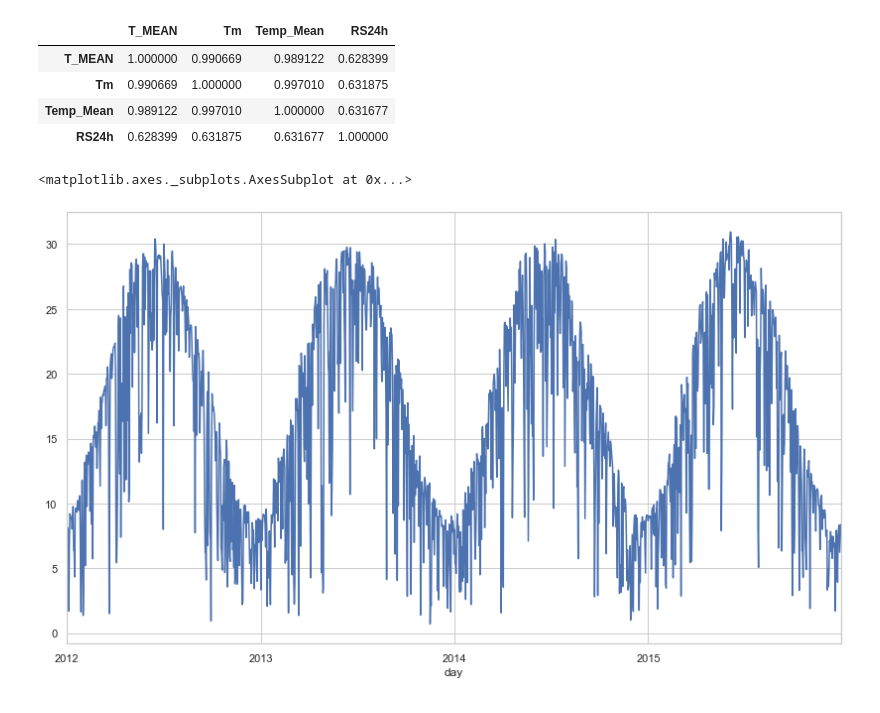
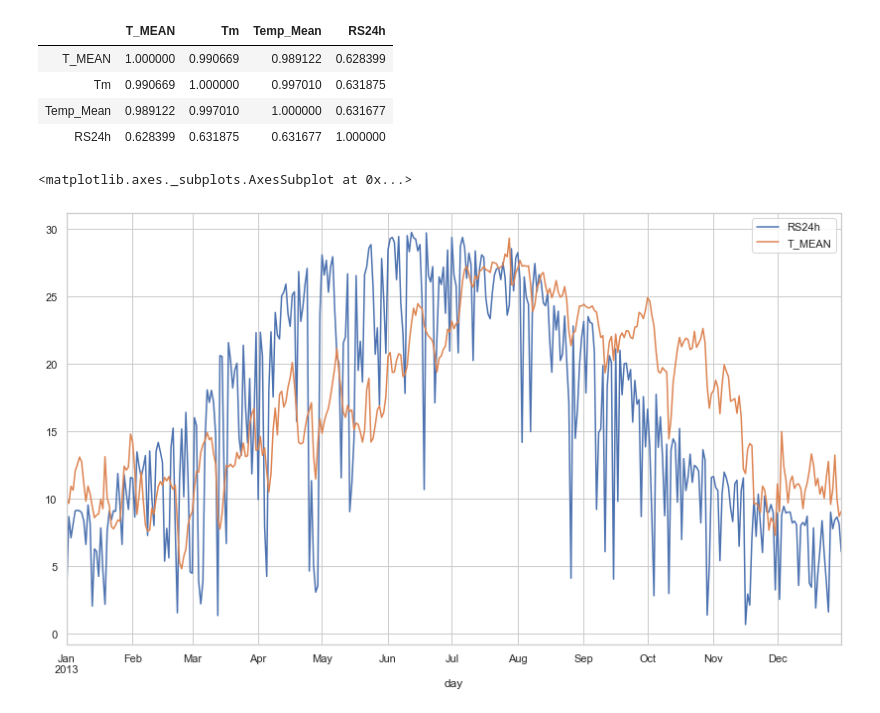
Before and after one commit to BielStela/climate_challenge, a Jupyter notebook: compare_reals_vs_stations.ipynb, the cells around one changed output. Cells and saved outputs as stored; diff of their text form; code cells hidden in the pictures.

```diff
--- a/compare_reals_vs_stations.ipynb
+++ b/compare_reals_vs_stations.ipynb
@@ -10,8 +10,7 @@ sns.set(style='whitegrid',rc={'figure.figsize':(14,8)})
 # %% [markdown]
 ### Real data (model, grid)
 # %%
-real_files = pathlib.Path('data/real_full/').glob('real*')
-
+real_files = pathlib.Path('climateChallengeData/real_full/').glob('real*')
 real_dfs = [pd.read_csv(file) for file in real_files]
 # %%
 real_per_day = pd.concat(real_dfs)
@@ -36,7 +35,7 @@ real_per_day.plot()
 # %% [markdown]
 ### Official stations
 # %%
-stations_xls = pd.ExcelFile('data/data_S2_S3_S4.xlsx')
+stations_xls = pd.ExcelFile('climateChallengeData/data_S2_S3_S4.xlsx')
 # %%
 stations_dfs = [stations_xls.parse(sheet) for sheet in stations_xls.sheet_names]
 # %%
@@ -93,7 +98,7 @@ df_all.plot()
 # %% [markdown]
 ## NonOfficial stations
 # %%
-nonofficial_xls = pd.ExcelFile('data/data_NoOfficial.xlsx')
+nonofficial_xls = pd.ExcelFile('climateChallengeData/data_NoOfficial.xlsx')
 # %%
 nonofficial_df = nonofficial_xls.parse('Sheet1', index_col=0, decimal=',')
 # %%
@@ -152,7 +157,7 @@ df_all.corr()
 | Temp_Mean | 0.989122 | 0.997010 | 1.000000 | 0.631677 |
 | RS24h | 0.628399 | 0.631875 | 0.631677 | 1.000000 |
 # %%
-df_all.RS24h.plot()
+df_all.loc[df_all.index.year == 2013][['RS24h', 'T_MEAN']].plot()
 # %% [output]
 <matplotlib.axes._subplots.AxesSubplot at 0x...>
-[figure, old version]
+[figure, new version]
```
Also changed, not shown: parts of 25 cells of this notebook.
